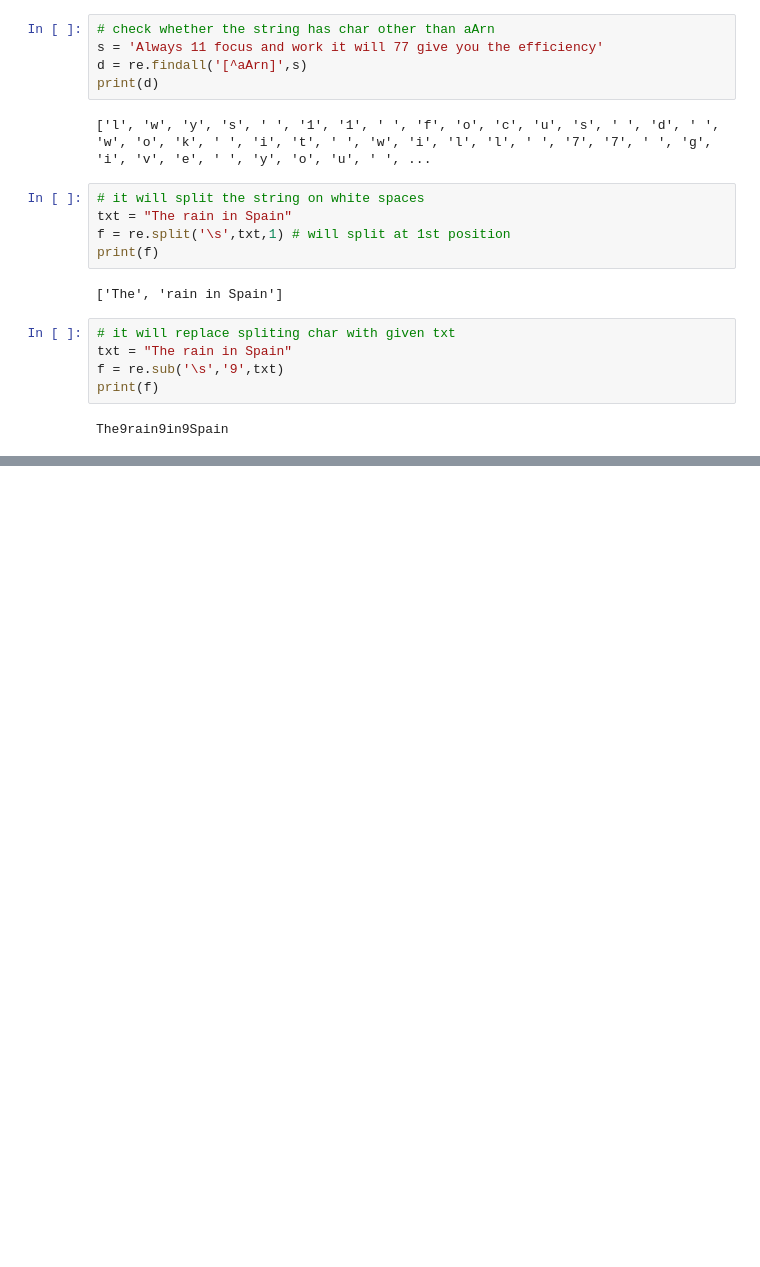
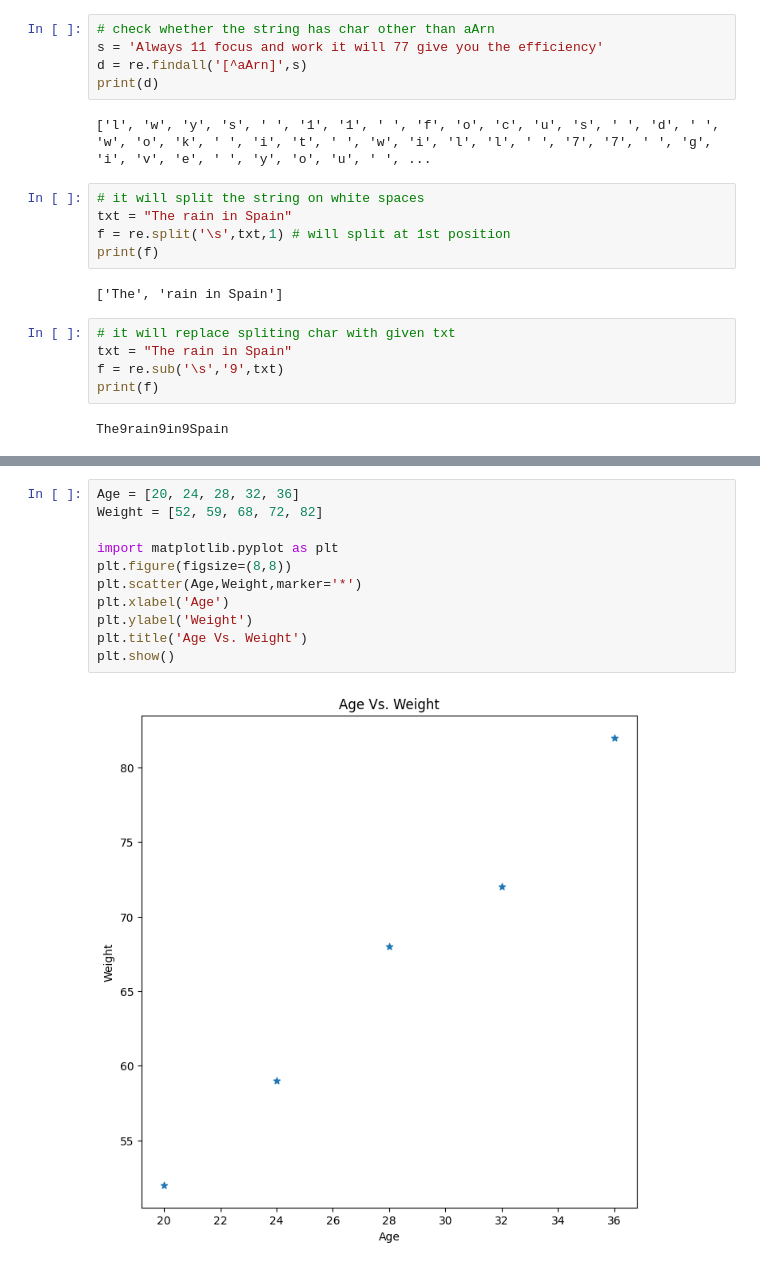
Before and after one commit to yogesh3i/Data_Science_Machine_Learning, a Jupyter notebook: General python practice/practice.ipynb, the cells around one changed output, grey strips where cells are left out. Drawn from its saved outputs; the diff is of its cells as text; blank space fills up the shorter version.

```diff
--- a/General python practice/practice.ipynb
+++ b/General python practice/practice.ipynb
@@ -111,0 +211,13 @@ The9rain9in9Spain
+# %%
+Age = [20, 24, 28, 32, 36]
+Weight = [52, 59, 68, 72, 82]
+
+import matplotlib.pyplot as plt
+plt.figure(figsize=(8,8))
+plt.scatter(Age,Weight,marker='*')
+plt.xlabel('Age')
+plt.ylabel('Weight')
+plt.title('Age Vs. Weight')
+plt.show()
+# %% [output]
+[figure, added]
```
Also changed, not shown: parts of 36 cells of this notebook, 2 other files.
